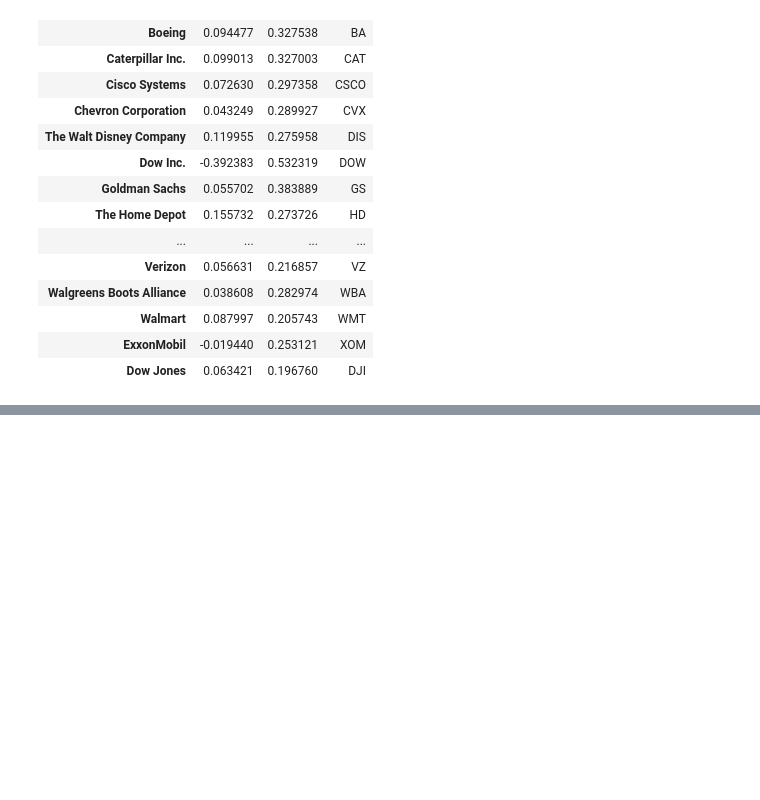
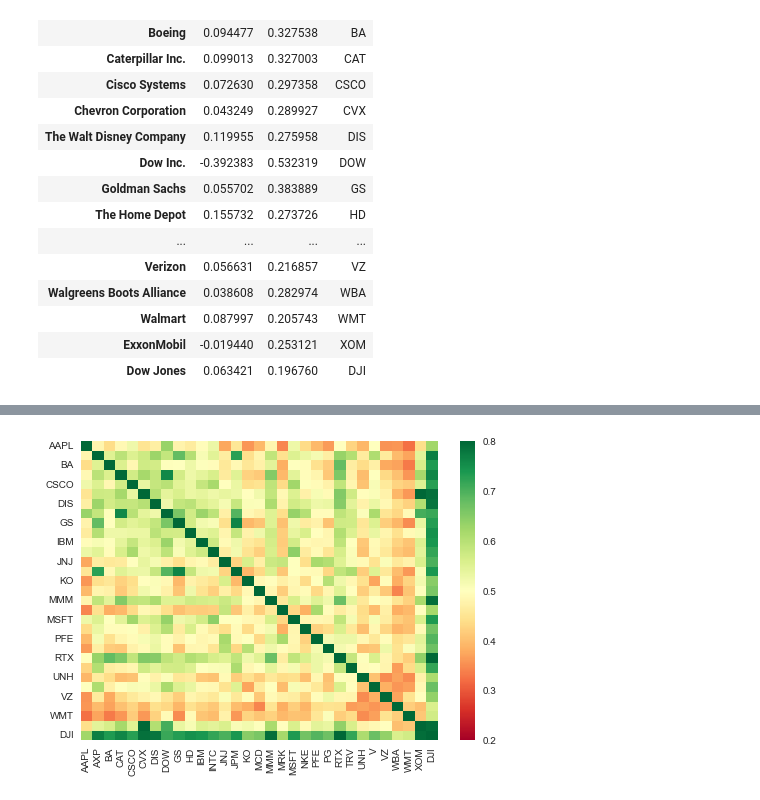
Before and after one commit to cmj123/index_tracking_forward_testing, a Jupyter notebook: index_tracking.ipynb, the cells around one changed output, grey strips where cells are left out. Drawn from its saved outputs; the diff is of its cells as text; code cells hidden in the pictures; blank space fills up the shorter version.

```diff
--- a/index_tracking.ipynb
+++ b/index_tracking.ipynb
@@ -110,0 +159,3 @@ summary
+# %%
+corr_matrix = ret.corr()
+corr_matrix
@@ -110,0 +181,6 @@ summary
+# %%
+import seaborn as  sns
+sns.heatmap(corr_matrix, cmap="RdYlGn", annot=False, vmin=0.2, vmax=0.8)
+plt.show()
+# %% [output]
+[figure, added]
```
Also changed, not shown: parts of 9 cells of this notebook.
